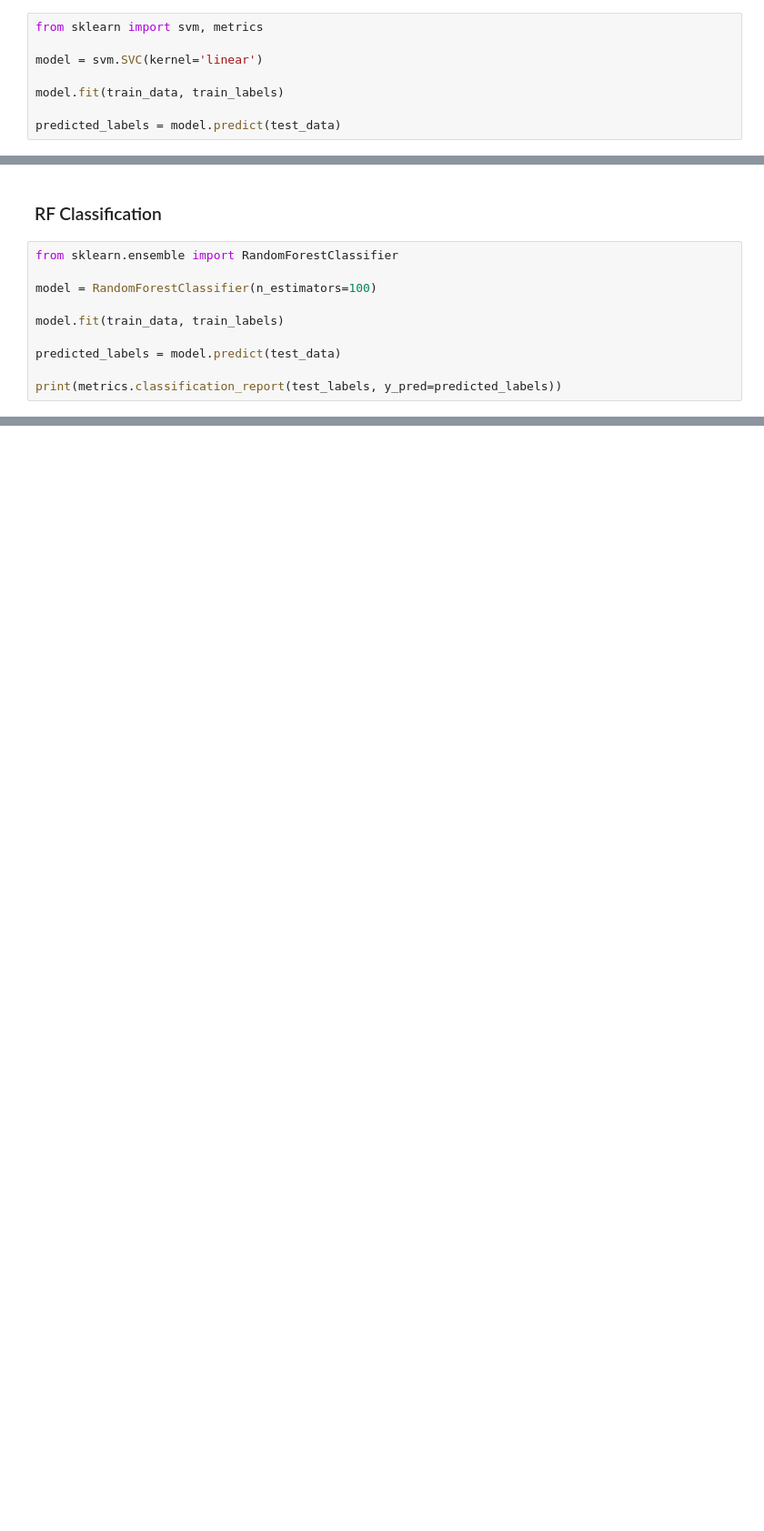
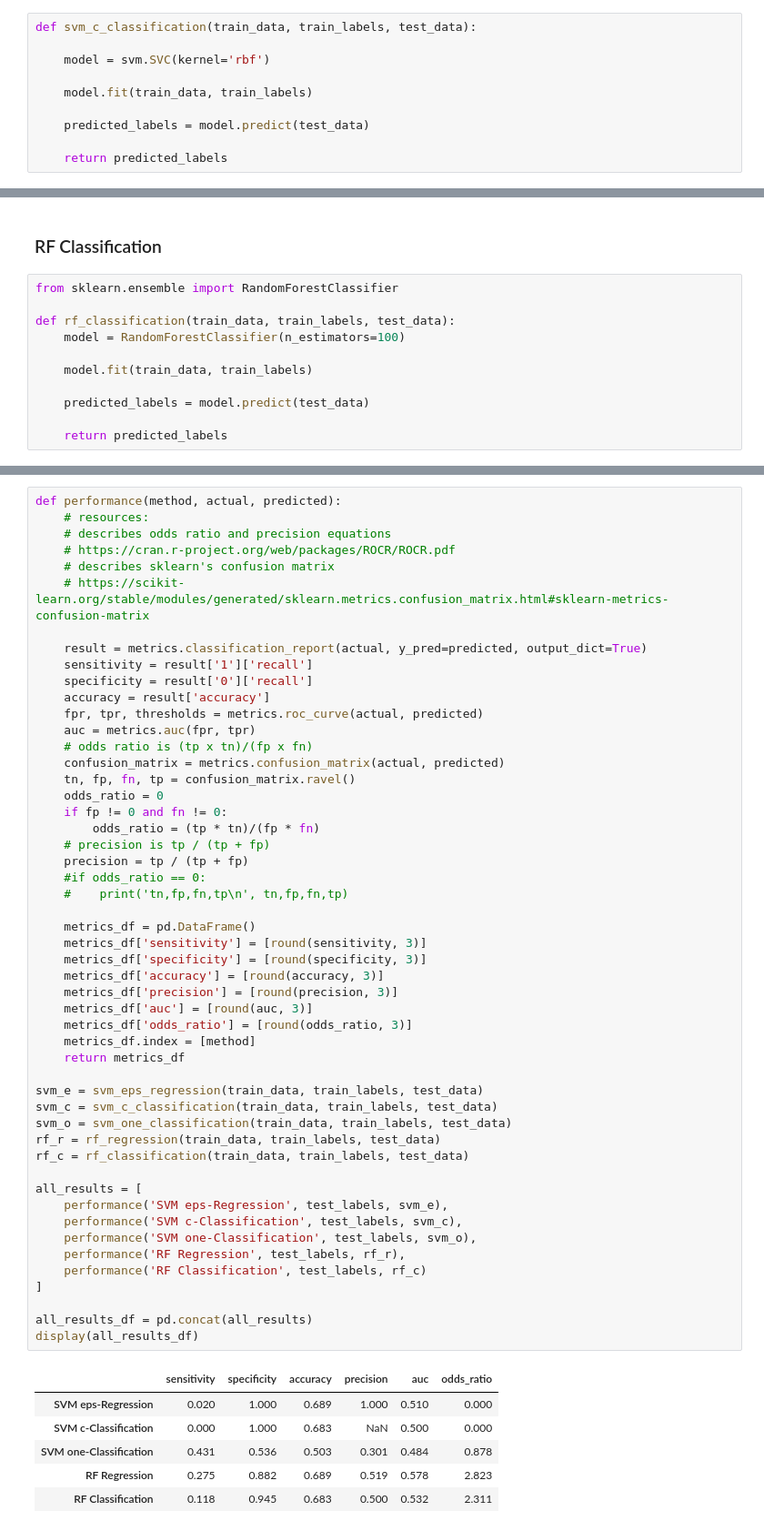
Before and after one commit to gamba-dev/gamba_classic, a Jupyter notebook: docs/research/replications/Philander_2014/philander_2014.ipynb, the cells around one changed output, grey strips where cells are left out. Shown at 91% size. Drawn from its saved outputs; the diff is of its cells as text; blank space fills up the shorter version.

Commit message:
refactored philander 2014 replication notebook to methods

```diff
--- a/docs/research/replications/Philander_2014/philander_2014.ipynb
+++ b/docs/research/replications/Philander_2014/philander_2014.ipynb
@@ -126,8 +147,10 @@ The following cell uses [scikit-learn's SVM](https://scikit-learn.org/stable/mod
 # %%
-from sklearn import svm, metrics
+def svm_c_classification(train_data, train_labels, test_data):
 
-model = svm.SVC(kernel='linear')
+    model = svm.SVC(kernel='rbf')
 
-model.fit(train_data, train_labels)
+    model.fit(train_data, train_labels)
 
-predicted_labels = model.predict(test_data)
+    predicted_labels = model.predict(test_data)
+
+    return predicted_labels
@@ -176,10 +193,11 @@ weighted avg       0.67      0.66      0.61       161
 # %%
 from sklearn.ensemble import RandomForestClassifier
 
-model = RandomForestClassifier(n_estimators=100)
+def rf_classification(train_data, train_labels, test_data):
+    model = RandomForestClassifier(n_estimators=100)
 
-model.fit(train_data, train_labels)
+    model.fit(train_data, train_labels)
 
-predicted_labels = model.predict(test_data)
+    predicted_labels = model.predict(test_data)
 
-print(metrics.classification_report(test_labels, y_pred=predicted_labels))
+    return predicted_labels
@@ -194,0 +206,58 @@ weighted avg       0.63      0.63      0.55       161
+# %%
+def performance(method, actual, predicted):
+    # resources:
+    # describes odds ratio and precision equations
+    # https://cran.r-project.org/web/packages/ROCR/ROCR.pdf
+    # describes sklearn's confusion matrix
+    # https://scikit-learn.org/stable/modules/generated/sklearn.metrics.confusion_matrix.html#sklearn-metrics-confusion-matrix
+
+    result = metrics.classification_report(actual, y_pred=predicted, output_dict=True)
+    sensitivity = result['1']['recall']
+    specificity = result['0']['recall']
+    accuracy = result['accuracy']
+    fpr, tpr, thresholds = metrics.roc_curve(actual, predicted)
+    auc = metrics.auc(fpr, tpr)
+    # odds ratio is (tp x tn)/(fp x fn)
+    confusion_matrix = metrics.confusion_matrix(actual, predicted)
+    tn, fp, fn, tp = confusion_matrix.ravel()
+    odds_ratio = 0
+    if fp != 0 and fn != 0:
+        odds_ratio = (tp * tn)/(fp * fn)
+    # precision is tp / (tp + fp)
+    precision = tp / (tp + fp)
+    #if odds_ratio == 0:
+    #    print('tn,fp,fn,tp\n', tn,fp,fn,tp)
+
+    metrics_df = pd.DataFrame()
+    metrics_df['sensitivity'] = [round(sensitivity, 3)]
+    metrics_df['specificity'] = [round(specificity, 3)]
+    metrics_df['accuracy'] = [round(accuracy, 3)]
+    metrics_df['precision'] = [round(precision, 3)]
+    metrics_df['auc'] = [round(auc, 3)]
+    metrics_df['odds_ratio'] = [round(odds_ratio, 3)]
+    metrics_df.index = [method]
+    return metrics_df
+
+svm_e = svm_eps_regression(train_data, train_labels, test_data)
+svm_c = svm_c_classification(train_data, train_labels, test_data)
+svm_o = svm_one_classification(train_data, train_labels, test_data)
+rf_r = rf_regression(train_data, train_labels, test_data)
+rf_c = rf_classification(train_data, train_labels, test_data)
+
+all_results = [
+    performance('SVM eps-Regression', test_labels, svm_e),
+    performance('SVM c-Classification', test_labels, svm_c),
+    performance('SVM one-Classification', test_labels, svm_o),
+    performance('RF Regression', test_labels, rf_r),
+    performance('RF Classification', test_labels, rf_c)
+]
+
+all_results_df = pd.concat(all_results)
+display(all_results_df)
+# %% [output]
+|  | sensitivity | specificity | accuracy | precision | auc | odds_ratio |
+| SVM eps-Regression | 0.020 | 1.000 | 0.689 | 1.000 | 0.510 | 0.000 |
+| SVM c-Classification | 0.000 | 1.000 | 0.683 | NaN | 0.500 | 0.000 |
+| SVM one-Classification | 0.431 | 0.536 | 0.503 | 0.301 | 0.484 | 0.878 |
+| RF Regression | 0.275 | 0.882 | 0.689 | 0.519 | 0.578 | 2.823 |
+| RF Classification | 0.118 | 0.945 | 0.683 | 0.500 | 0.532 | 2.311 |
```
Also changed, not shown: parts of 13 cells of this notebook.
